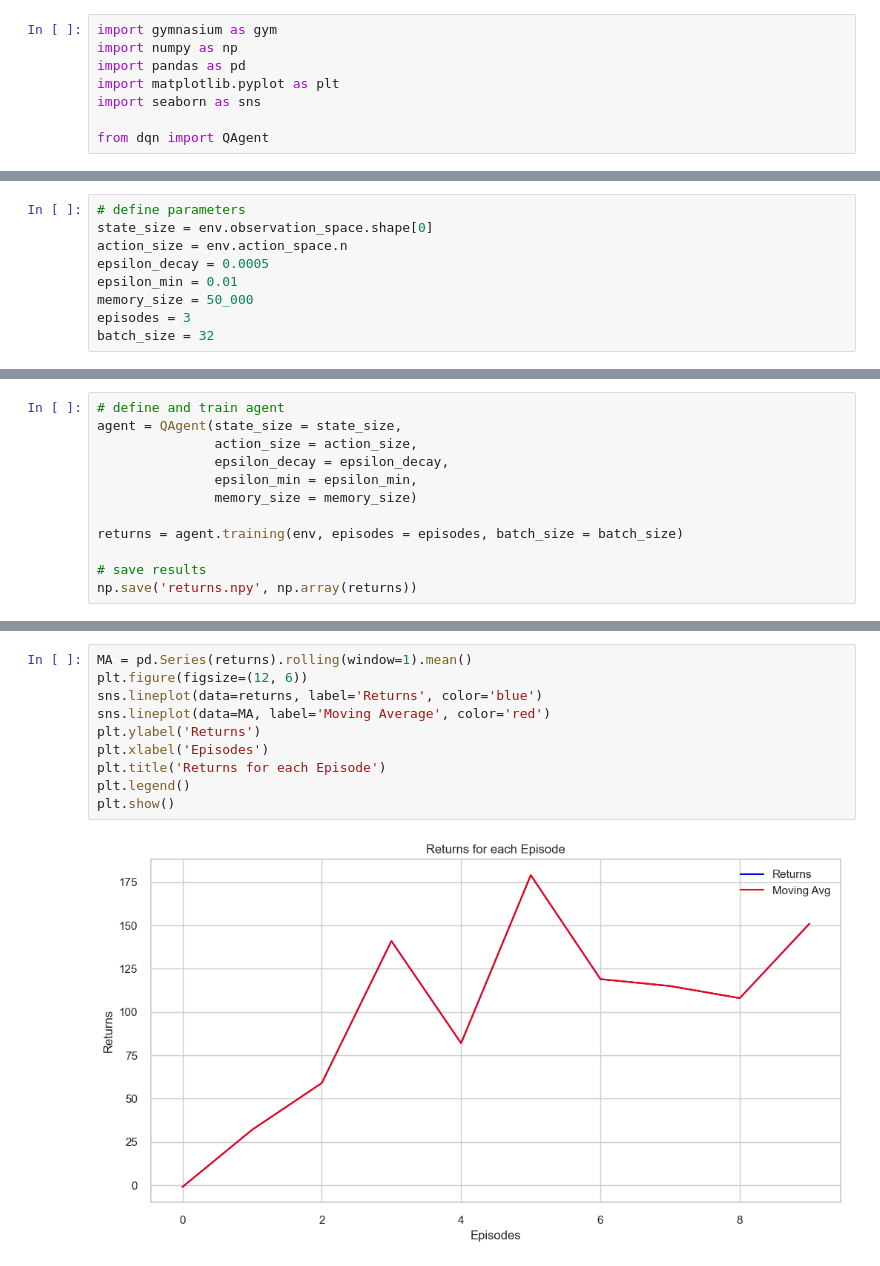
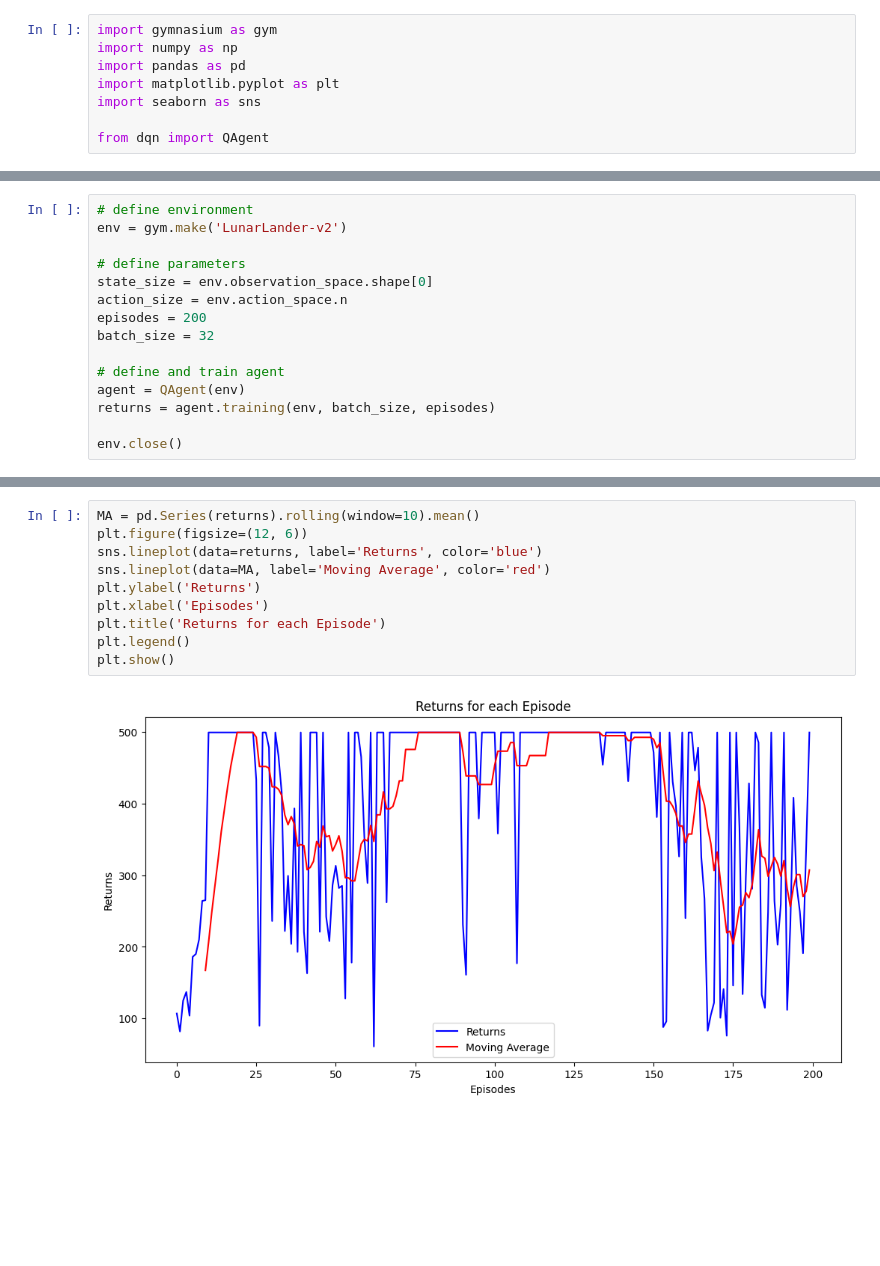
Before and after one commit to DavidAlexanderMoe/Lunar_Lander_DeepRL, a Jupyter notebook: Discrete/Deep_QLearning/training_DQN.ipynb, the cells around one changed output, grey strips where cells are left out. Drawn from its saved outputs; the diff is of its cells as text; blank space fills up the shorter version.

```diff
--- a/Discrete/Deep_QLearning/training_DQN.ipynb
+++ b/Discrete/Deep_QLearning/training_DQN.ipynb
@@ -14,9 +11,15 @@ env = gym.make('LunarLander-v2')
 # %%
+# define environment
+env = gym.make('LunarLander-v2')
+
 # define parameters
 state_size = env.observation_space.shape[0]
 action_size = env.action_space.n
-epsilon_decay = 0.0005
-epsilon_min = 0.01
-memory_size = 50_000
-episodes = 3
+episodes = 200
 batch_size = 32
+
+# define and train agent
+agent = QAgent(env)
+returns = agent.training(env, batch_size, episodes)
+
+env.close()
@@ -23,12 +43,0 @@ batch_size = 32
-# %%
-# define and train agent
-agent = QAgent(state_size = state_size,
-               action_size = action_size,
-               epsilon_decay = epsilon_decay,
-               epsilon_min = epsilon_min,
-               memory_size = memory_size)
-
-returns = agent.training(env, episodes = episodes, batch_size = batch_size)
-
-# save results
-np.save('returns.npy', np.array(returns))
@@ -45,12 +50,12 @@ Average return last 100 episodes: 98.5
 # %%
-MA = pd.Series(returns).rolling(window=1).mean()
+MA = pd.Series(returns).rolling(window=10).mean()
 plt.figure(figsize=(12, 6))
 sns.lineplot(data=returns, label='Returns', color='blue')
 sns.lineplot(data=MA, label='Moving Average', color='red')
 plt.ylabel('Returns')
 plt.xlabel('Episodes')
 plt.title('Returns for each Episode')
 plt.legend()
 plt.show()
 # %% [output]
-[figure, old version]
+[figure, new version]
```
Also changed, not shown: parts of 4 cells of this notebook, 4 other files.
